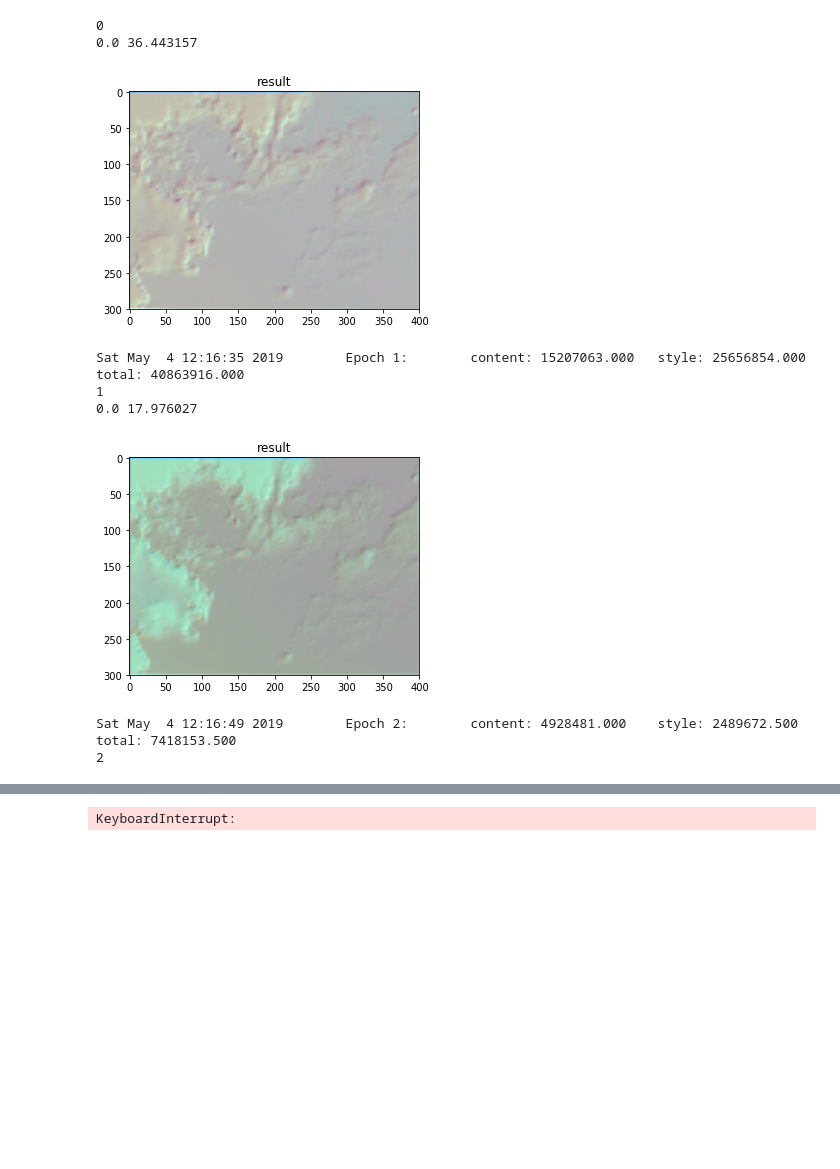
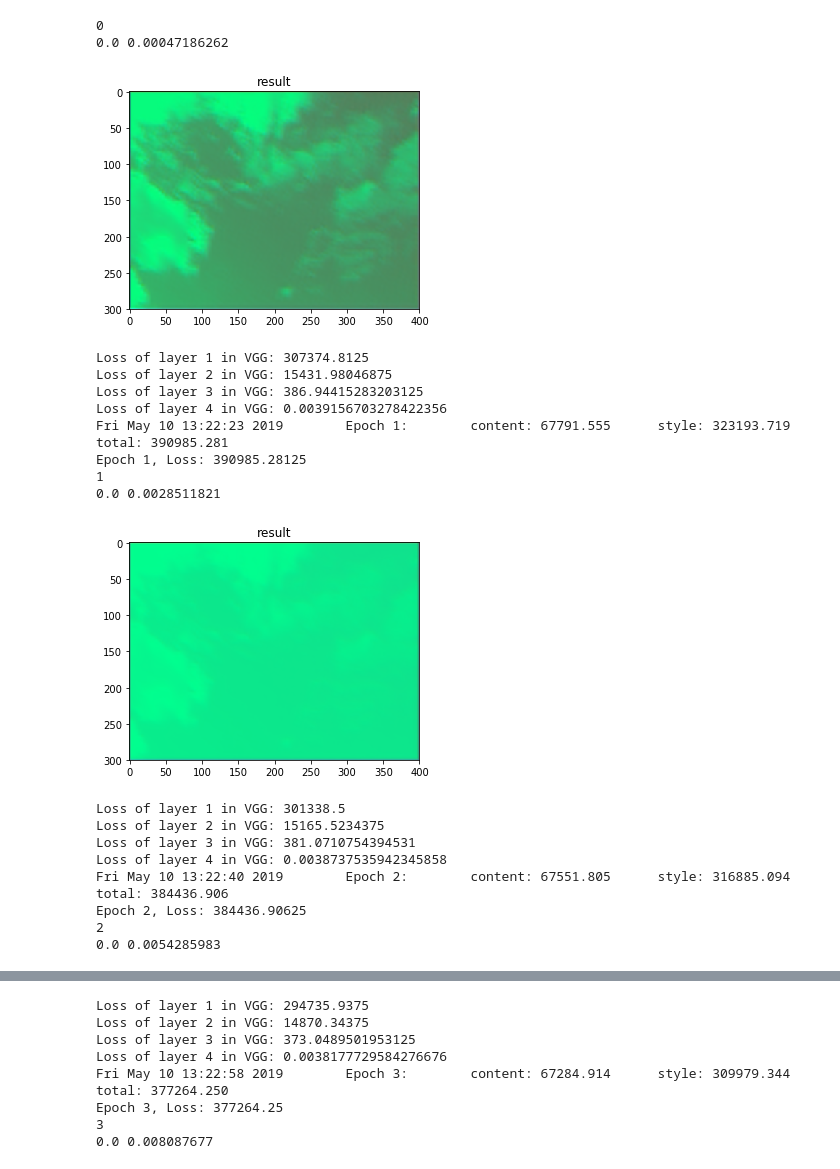
Before and after one commit to frankhome61/182-final, a Jupyter notebook: Code/StyleTransferMultiStyle.ipynb, the cells around one changed output, grey strips where cells are left out. Saved outputs shown, nothing was run; the diff lists cells and outputs as text; code cells hidden in the pictures; blank space fills up the shorter version.

```diff
--- a/Code/StyleTransferMultiStyle.ipynb
+++ b/Code/StyleTransferMultiStyle.ipynb
@@ -117,0 +36,4 @@ def train(style_list, content_list, save_model_dir,batch_size=1, num_epochs=10,
+# %%
+### https://www.tensorflow.org/tensorboard/r2/get_started
+# Define our metrics
+train_loss = tf.keras.metrics.Mean('train_loss', dtype=tf.float32)
@@ -118,14 +216,25 @@ def train(style_list, content_list, save_model_dir,batch_size=1, num_epochs=10,
 # %%
 style_list = load_data.get_data_paths("style")
 content_list = load_data.get_data_paths("content")
-train(style_list, content_list, "models")
+train(style_list, content_list, "models", num_epochs=5, style_weight=1, content_weight=1)
 # %% [output]
 0
-0.0 36.443157
+0.0 0.00047186262
-[figure, old version]
+[figure, new version]
-Sat May  4 12:16:35 2019        Epoch 1:        content: 15207063.000   style: 25656854.000     total: 40863916.000
+Loss of layer 1 in VGG: 307374.8125
+Loss of layer 2 in VGG: 15431.98046875
+Loss of layer 3 in VGG: 386.94415283203125
+Loss of layer 4 in VGG: 0.0039156703278422356
+Fri May 10 13:22:23 2019        Epoch 1:        content: 67791.555      style: 323193.719       total: 390985.281
+Epoch 1, Loss: 390985.28125
 1
-0.0 17.976027
+0.0 0.0028511821
-[figure, old version]
+[figure, new version]
-Sat May  4 12:16:49 2019        Epoch 2:        content: 4928481.000    style: 2489672.500      total: 7418153.500
+Loss of layer 1 in VGG: 301338.5
+Loss of layer 2 in VGG: 15165.5234375
+Loss of layer 3 in VGG: 381.0710754394531
+Loss of layer 4 in VGG: 0.0038737535942345858
+Fri May 10 13:22:40 2019        Epoch 2:        content: 67551.805      style: 316885.094       total: 384436.906
+Epoch 2, Loss: 384436.90625
 2
+0.0 0.0054285983
@@ -132 +242,8 @@ Sat May  4 12:16:49 2019        Epoch 2:        content: 4928481.000    style: 2
-KeyboardInterrupt:
+Loss of layer 1 in VGG: 294735.9375
+Loss of layer 2 in VGG: 14870.34375
+Loss of layer 3 in VGG: 373.0489501953125
+Loss of layer 4 in VGG: 0.0038177729584276676
+Fri May 10 13:22:58 2019        Epoch 3:        content: 67284.914      style: 309979.344       total: 377264.250
+Epoch 3, Loss: 377264.25
+3
+0.0 0.008087677
```
Also changed, not shown: parts of 9 cells of this notebook, 18 other files.
